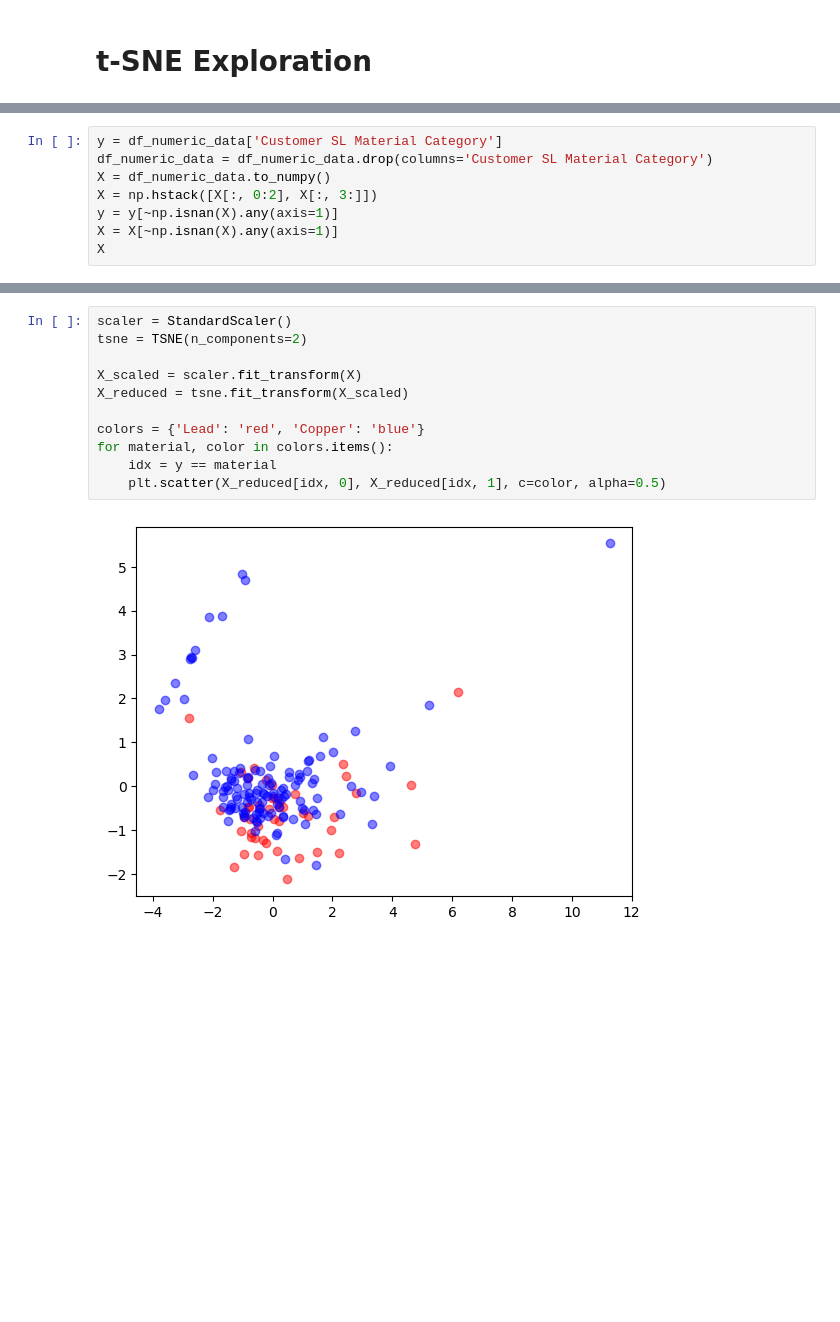
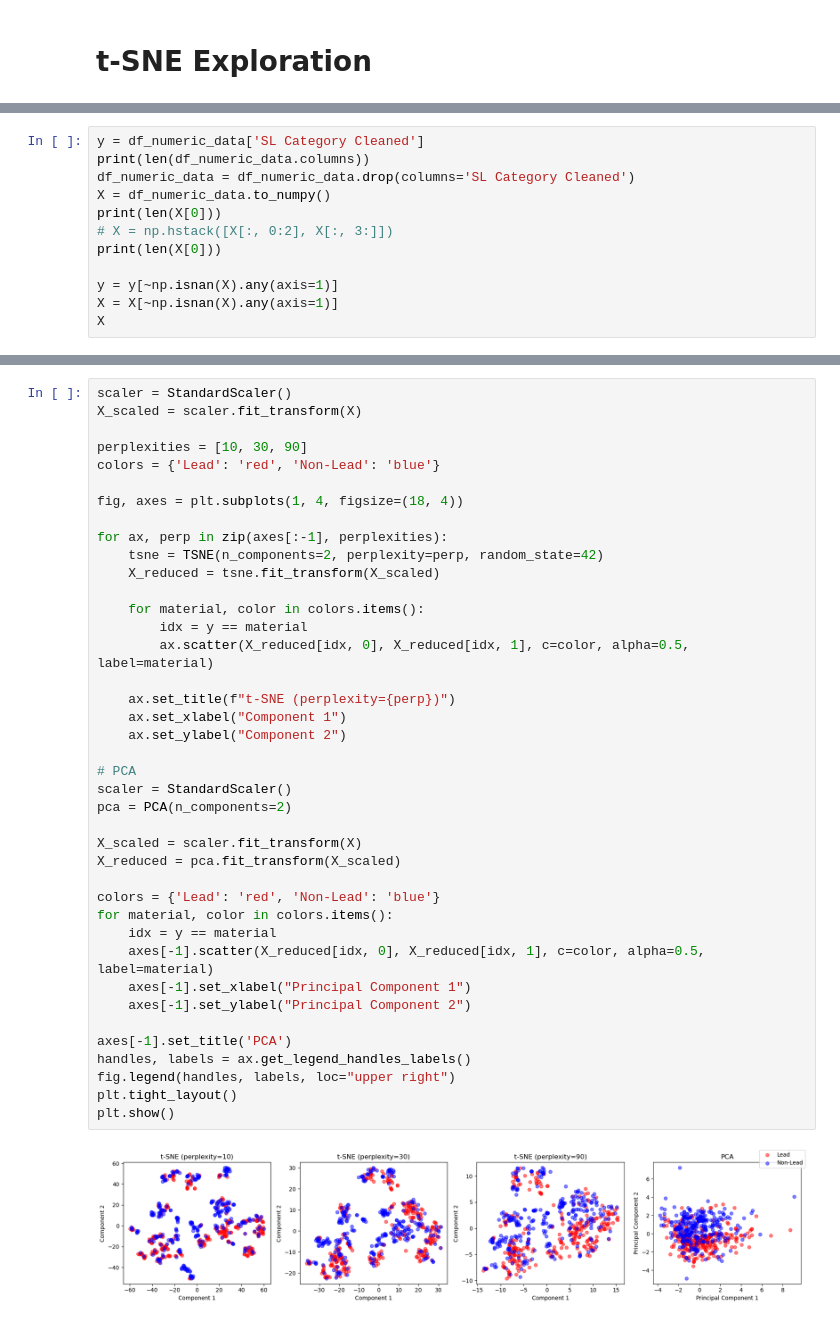
Before and after one commit to AvalonAce/ML-Lead-Service-Line-Prediction, a Jupyter notebook: models/tsne_exploration.ipynb, the cells around one changed output, grey strips where cells are left out. Saved outputs shown, nothing was run; the diff lists cells and outputs as text; blank space fills up the shorter version.

Commit message:
tsne

```diff
--- a/models/tsne_exploration.ipynb
+++ b/models/tsne_exploration.ipynb
@@ -89,8 +124,12 @@ Index(['Public SL Installation or Replacement Date',
 # %%
-y = df_numeric_data['Customer SL Material Category']
-df_numeric_data = df_numeric_data.drop(columns='Customer SL Material Category')
+y = df_numeric_data['SL Category Cleaned']
+print(len(df_numeric_data.columns))
+df_numeric_data = df_numeric_data.drop(columns='SL Category Cleaned')
 X = df_numeric_data.to_numpy()
-X = np.hstack([X[:, 0:2], X[:, 3:]])
+print(len(X[0]))
+# X = np.hstack([X[:, 0:2], X[:, 3:]])
+print(len(X[0]))
+
 y = y[~np.isnan(X).any(axis=1)]
 X = X[~np.isnan(X).any(axis=1)]
 X
@@ -111,13 +153,42 @@ array([[1.97600e+03, 7.02000e+03, 2.89000e+03, ..., 2.00000e+00,
 # %%
 scaler = StandardScaler()
-tsne = TSNE(n_components=2)
+X_scaled = scaler.fit_transform(X)
+
+perplexities = [10, 30, 90]
+colors = {'Lead': 'red', 'Non-Lead': 'blue'}
+
+fig, axes = plt.subplots(1, 4, figsize=(18, 4))
+
+for ax, perp in zip(axes[:-1], perplexities):
+    tsne = TSNE(n_components=2, perplexity=perp, random_state=42)
+    X_reduced = tsne.fit_transform(X_scaled)
+
+    for material, color in colors.items():
+        idx = y == material
+        ax.scatter(X_reduced[idx, 0], X_reduced[idx, 1], c=color, alpha=0.5, label=material)
+
+    ax.set_title(f"t-SNE (perplexity={perp})")
+    ax.set_xlabel("Component 1")
+    ax.set_ylabel("Component 2")
+
+# PCA
+scaler = StandardScaler()
+pca = PCA(n_components=2)
 
 X_scaled = scaler.fit_transform(X)
-X_reduced = tsne.fit_transform(X_scaled)
+X_reduced = pca.fit_transform(X_scaled)
 
-colors = {'Lead': 'red', 'Copper': 'blue'}
+colors = {'Lead': 'red', 'Non-Lead': 'blue'}
 for material, color in colors.items():
     idx = y == material
-    plt.scatter(X_reduced[idx, 0], X_reduced[idx, 1], c=color, alpha=0.5)
+    axes[-1].scatter(X_reduced[idx, 0], X_reduced[idx, 1], c=color, alpha=0.5, label=material)
+    axes[-1].set_xlabel("Principal Component 1")
+    axes[-1].set_ylabel("Principal Component 2")
+
+axes[-1].set_title('PCA')
+handles, labels = ax.get_legend_handles_labels()
+fig.legend(handles, labels, loc="upper right")
+plt.tight_layout()
+plt.show()
 # %% [output]
-[figure, old version]
+[figure, new version]
```
Also changed, not shown: parts of 5 cells of this notebook.
